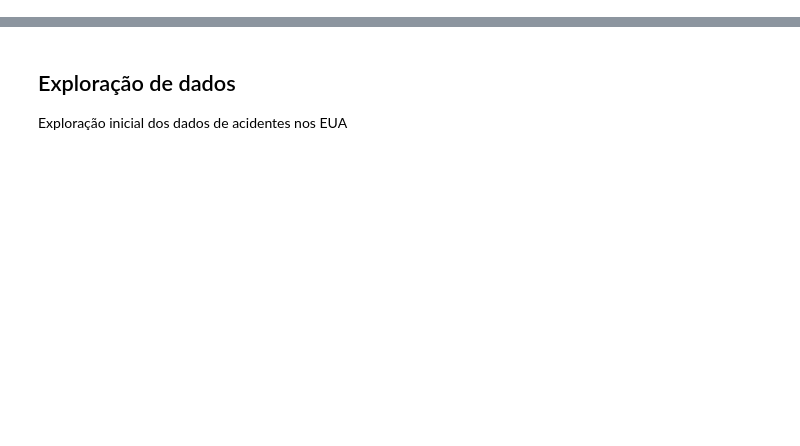
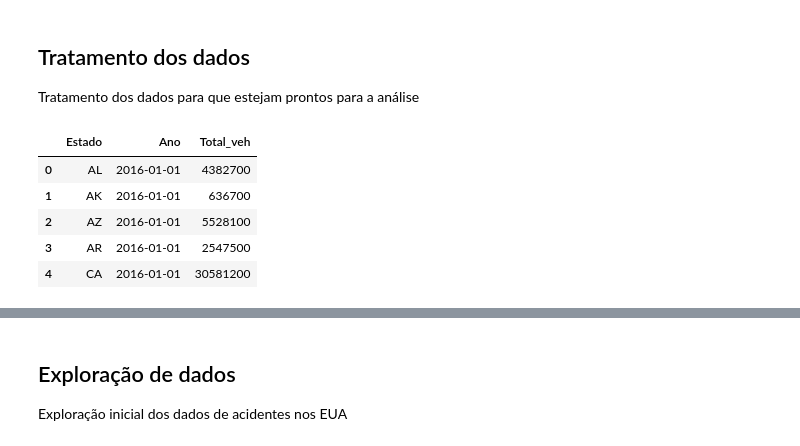
Before and after one commit to williamsasaki/jubilant-robot, a Jupyter notebook: ml_acidentes_tcc.ipynb, the cells around one changed output, grey strips where cells are left out. Saved outputs shown, nothing was run; the diff lists cells and outputs as text; code cells hidden in the pictures; blank space fills up the shorter version.

```diff
--- a/ml_acidentes_tcc.ipynb
+++ b/ml_acidentes_tcc.ipynb
@@ -9,0 +24,3 @@ import json
+# %%
+#Nomes dos estados
+df_state = pd.read_csv('I:/OneDrive - det.ufc.br/Cursos Extras/Pos Ciencia de Dados e Big Data/TCC-PucMinas/Database/state_name.csv',sep=';')
@@ -9,0 +45,52 @@ import json
+# %% [markdown]
+## Tratamento dos dados
+Tratamento dos dados para que estejam prontos para a análise
+# %%
+#Tratanto para o nome dos estados com nome composto estarem sem espaço
+df_veh2016['State'] = df_veh2016['State'].str.replace(' ', '')
+df_veh2017['State'] = df_veh2017['State'].str.replace(' ', '')
+df_veh2018['State'] = df_veh2018['State'].str.replace(' ', '')
+df_veh2019['State'] = df_veh2019['State'].str.replace(' ', '')
+df_veh2020['State'] = df_veh2020['State'].str.replace(' ', '')
+df_veh2021['State'] = df_veh2021['State'].str.replace(' ', '')
+#Colocando o ano como uma coluna em cada uma das tabelas
+df_veh2016['Ano'] = 2016
+df_veh2017['Ano'] = 2017
+df_veh2018['Ano'] = 2018
+df_veh2019['Ano'] = 2019
+df_veh2020['Ano'] = 2020
+df_veh2021['Ano'] = 2021
+#Modificando o tipo dessa coluna
+df_veh2016['Ano'] = pd.to_datetime(df_veh2016['Ano'], format='%Y')
+df_veh2017['Ano'] = pd.to_datetime(df_veh2017['Ano'], format='%Y')
+df_veh2018['Ano'] = pd.to_datetime(df_veh2018['Ano'], format='%Y')
+df_veh2019['Ano'] = pd.to_datetime(df_veh2019['Ano'], format='%Y')
+df_veh2020['Ano'] = pd.to_datetime(df_veh2020['Ano'], format='%Y')
+df_veh2021['Ano'] = pd.to_datetime(df_veh2021['Ano'], format='%Y')
+#Colocando a sigla do estado em todos
+df_veh2016 = pd.merge(df_veh2016, df_state, left_on='State', right_on='Nome', how='left')
+df_veh2017 = pd.merge(df_veh2017, df_state, left_on='State', right_on='Nome', how='left')
+df_veh2018 = pd.merge(df_veh2018, df_state, left_on='State', right_on='Nome', how='left')
+df_veh2019 = pd.merge(df_veh2019, df_state, left_on='State', right_on='Nome', how='left')
+df_veh2020 = pd.merge(df_veh2020, df_state, left_on='State', right_on='Nome', how='left')
+df_veh2021 = pd.merge(df_veh2021, df_state, left_on='State', right_on='Nome', how='left')
+#Renomeando o nome da coluna Total
+df_veh2016 = df_veh2016.rename(columns={'Total 2016': 'Total_veh'})
+df_veh2017 = df_veh2017.rename(columns={'Total 2017': 'Total_veh'})
+df_veh2018 = df_veh2018.rename(columns={'Total 2018': 'Total_veh'})
+df_veh2019 = df_veh2019.rename(columns={'Total 2019': 'Total_veh'})
+df_veh2020 = df_veh2020.rename(columns={'Total 2020': 'Total_veh'})
+df_veh2021 = df_veh2021.rename(columns={'Total 2021': 'Total_veh'})
+#Criando um dataframe único para ser usado no merge com a tabela principal
+df_veh = pd.concat([df_veh2016,df_veh2017,df_veh2018,df_veh2019,df_veh2020,df_veh2021], axis=0)
+# %%
+df_veh_total = df_veh[['Estado','Ano','Total_veh']]
+# %%
+df_veh_total.head()
+# %% [output]
+|  | Estado | Ano | Total_veh |
+| 0 | AL | 2016-01-01 | 4382700 |
+| 1 | AK | 2016-01-01 | 636700 |
+| 2 | AZ | 2016-01-01 | 5528100 |
+| 3 | AR | 2016-01-01 | 2547500 |
+| 4 | CA | 2016-01-01 | 30581200 |
```
Also changed, not shown: parts of 36 cells of this notebook, 1 other file.
